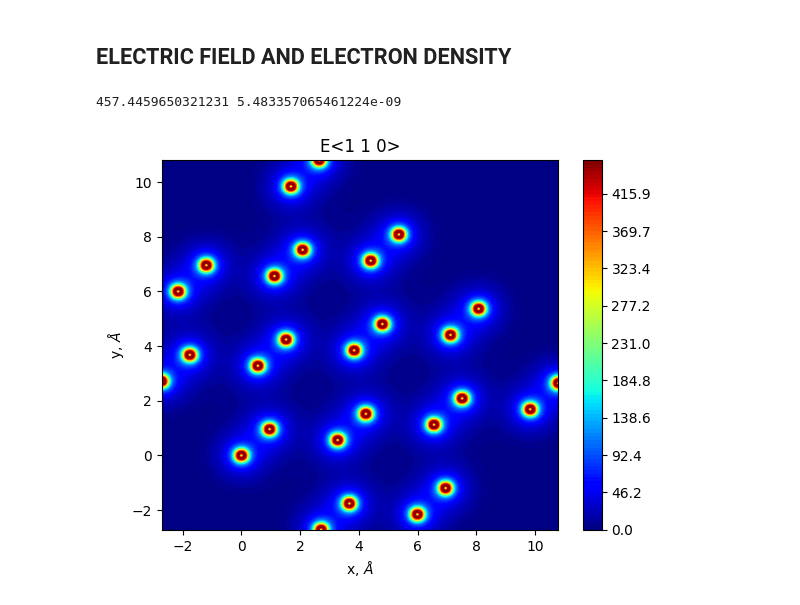
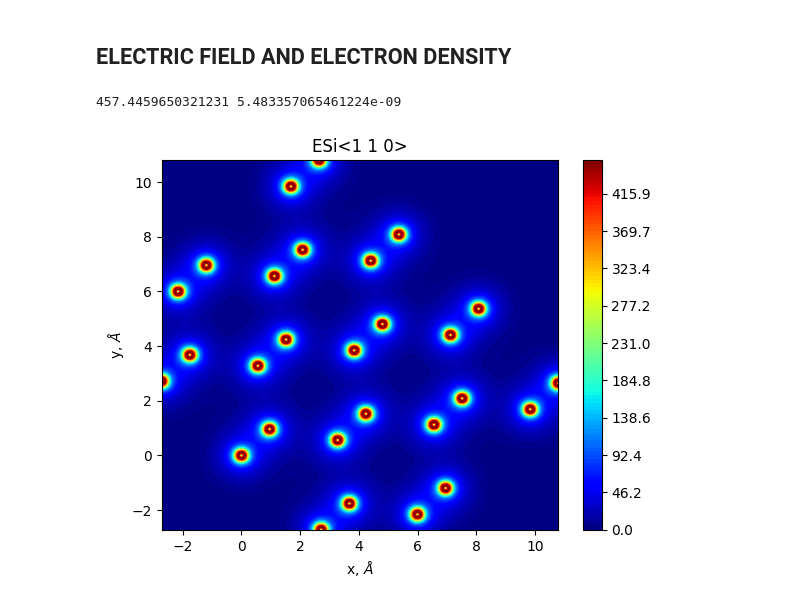
Before and after one commit to Ncanale/Channeling_Potential, a Jupyter notebook: ciftxt_reader.ipynb, the cells around one changed output. Drawn from its saved outputs; the diff is of its cells as text; code cells hidden in the pictures.

```diff
--- a/ciftxt_reader.ipynb
+++ b/ciftxt_reader.ipynb
@@ -73,7 +73,7 @@ plt.show()
 [figure]
 # %%
 #selection of the axis for plane/axis projection
-asse = r"1 1 0"
+asse = r"1 1 1"
 print ("asse ", np.fromstring(asse, dtype=int, sep=" "))
 
 ## Creates the axis vector to project all the points on the plane (normalizing it)##
@@ -397,35 +397,35 @@ print(max(U_sum_DT),min(U_sum_DT[0:150]))
 # %%
 def gradient(x,y,x_0,y_0):
     d_atm = sum(d_at)/len(d_at)
     dU_dx = -2/d_atm*Z*z*e*a_0*sum([-2*(x-x_0)*coeff_a[i]/(coeff_B[i]+2*u**2)**2 * np.exp(-((x-x_0)**2+(y-y_0)**2)/(coeff_B[i]+2*u**2)) for i in range(len(coeff_a))])/e
     dU_dy = -2/d_atm*Z*z*e*a_0*sum([-2*(y-y_0)*coeff_a[i]/(coeff_B[i]+2*u**2)**2 * np.exp(-((x-x_0)**2+(y-y_0)**2)/(coeff_B[i]+2*u**2)) for i in range(len(coeff_a))])/e
     return dU_dx, dU_dy
 
 E_tot= np.zeros_like(xx)
 for atom in atom_positions:
     dU_dx, dU_dy = gradient(xx,yy,atom[0],atom[1])
     #print(dU_dx, dU_dy)
     E_tot += np.sqrt(dU_dx**2 + dU_dy**2)
 
 E_max, E_min = [], []
 for E in E_tot:
     E_max.append(max(E))
     E_min.append(min(E))
 
 E_top, E_bottom = max(E_max), min(E_min)
 print(E_top, E_bottom)
 # Make the graph
 levels = np.linspace(E_bottom, E_top, 100)
 fig, ax=plt.subplots()
 plt.contourf(-xx, -yy, E_tot, levels, cmap='jet') #levels,
 plt.colorbar()
-plt.title("E"+"<"+ asse +">")
+plt.title("E"+ Material + "<"+ asse +">")
 plt.xlabel('x, $\AA$')
 plt.ylabel('y, $\AA$')
 plt.show()
 # %% [output]
 457.4459650321231 5.483357065461224e-09
-[figure, old version]
+[figure, new version]
 # %%
 def E_pl_DT_dx(x):
     d_plm = sum(d_pl)/len(d_pl)
```
Also changed, not shown: parts of 6 cells of this notebook.
